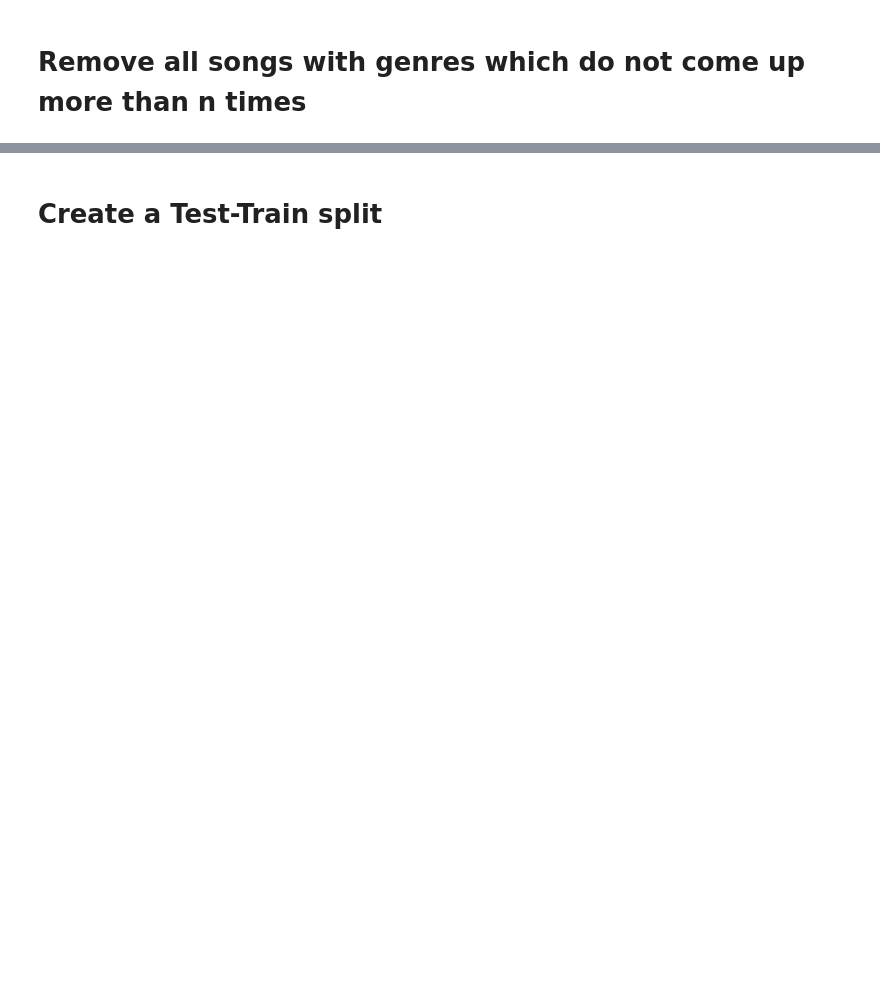
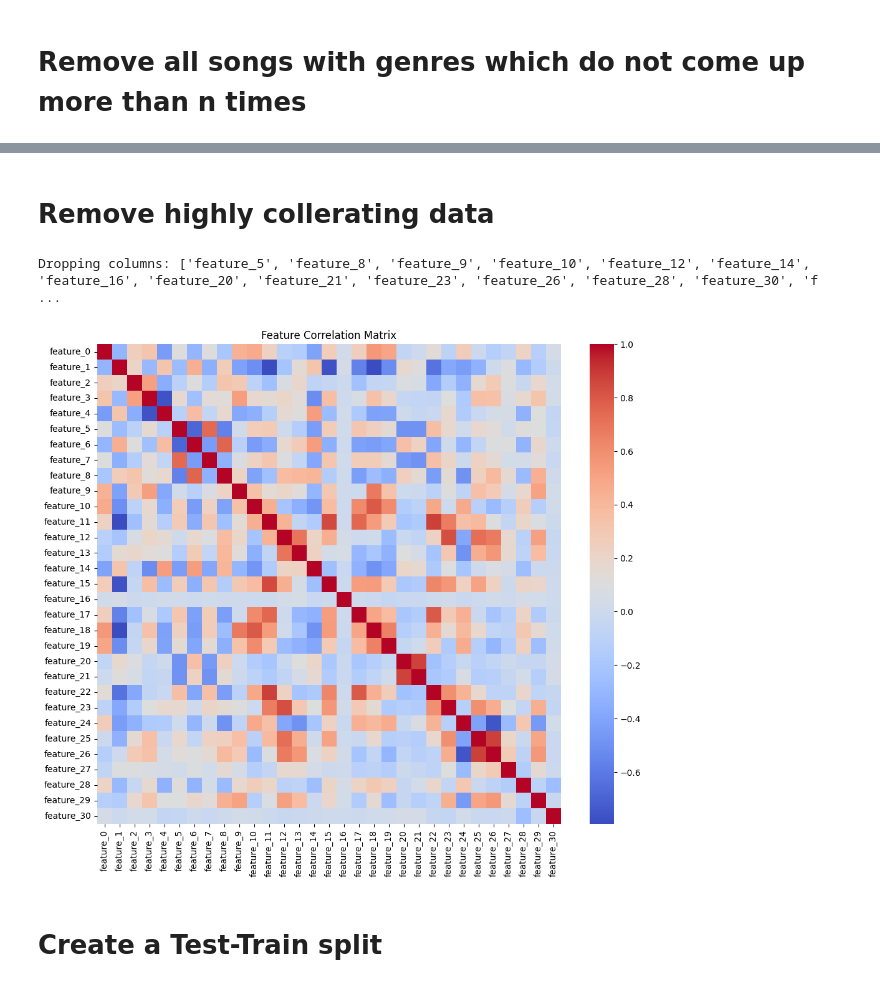
Before and after one commit to agresdominik/predictify, a Jupyter notebook: src/ai_analysis/tensorflow.ipynb, the cells around one changed output, grey strips where cells are left out. Saved outputs shown, nothing was run; the diff lists cells and outputs as text; code cells hidden in the pictures; blank space fills up the shorter version.

```diff
--- a/src/ai_analysis/tensorflow.ipynb
+++ b/src/ai_analysis/tensorflow.ipynb
@@ -247,3 +258,55 @@ Class counts: Counter({'rap': 2100, 'hip hop': 1239, 'lo-fi': 945, 'metal': 808,
+# %% [markdown]
+# Remove highly collerating data
+# %%
+import pandas as pd
+import numpy as np
+
+X = X_filtered
+
+def remove_highly_correlated_features(X, threshold=0.9):
+    # If X is a NumPy array, convert it to a DataFrame.
+    if isinstance(X, np.ndarray):
+        # Create column names if not provided
+        X_df = pd.DataFrame(X, columns=[f'feature_{i}' for i in range(X.shape[1])])
+    else:
+        X_df = X.copy()
+
+    # Compute the absolute correlation matrix
+    corr_matrix = X_df.corr().abs()
+
+    # Create an upper triangle matrix of correlations
+    upper = corr_matrix.where(np.triu(np.ones(corr_matrix.shape), k=1).astype(bool))
+
+    # Identify columns to drop: any feature with correlation greater than the threshold
+    to_drop = [column for column in upper.columns if any(upper[column] > threshold)]
+    print("Dropping columns:", to_drop)
+
+    # Drop these columns from the dataframe
+    X_df_reduced = X_df.drop(columns=to_drop)
+
+    # If original X was a NumPy array, return as a NumPy array.
+    if isinstance(X, np.ndarray):
+        return X_df_reduced.values
+    else:
+        return X_df_reduced
+
+X_reduced = remove_highly_correlated_features(X, threshold=0.9)
+
+# -- Create a feature correlation matrix --
+df_features = pd.DataFrame(X_reduced, columns=[f'feature_{i}' for i in range(X_reduced.shape[1])])
+
+# Compute the correlation matrix.
+corr = df_features.corr()
+
+plt.figure(figsize=(12,10))
+sns.heatmap(corr, cmap='coolwarm', annot=False)
+plt.title('Feature Correlation Matrix')
+plt.show()
+
+X_filtered = X_reduced
+# %% [output]
+Dropping columns: ['feature_5', 'feature_8', 'feature_9', 'feature_10', 'feature_12', 'feature_14', 'feature_16', 'feature_20', 'feature_21', 'feature_23', 'feature_26', 'feature_28', 'feature_30', 'f ...
+[figure, added]
 # %% [markdown]
 # Create a Test-Train split
 # %%
```
Also changed, not shown: parts of 23 cells of this notebook, 5 other files.
